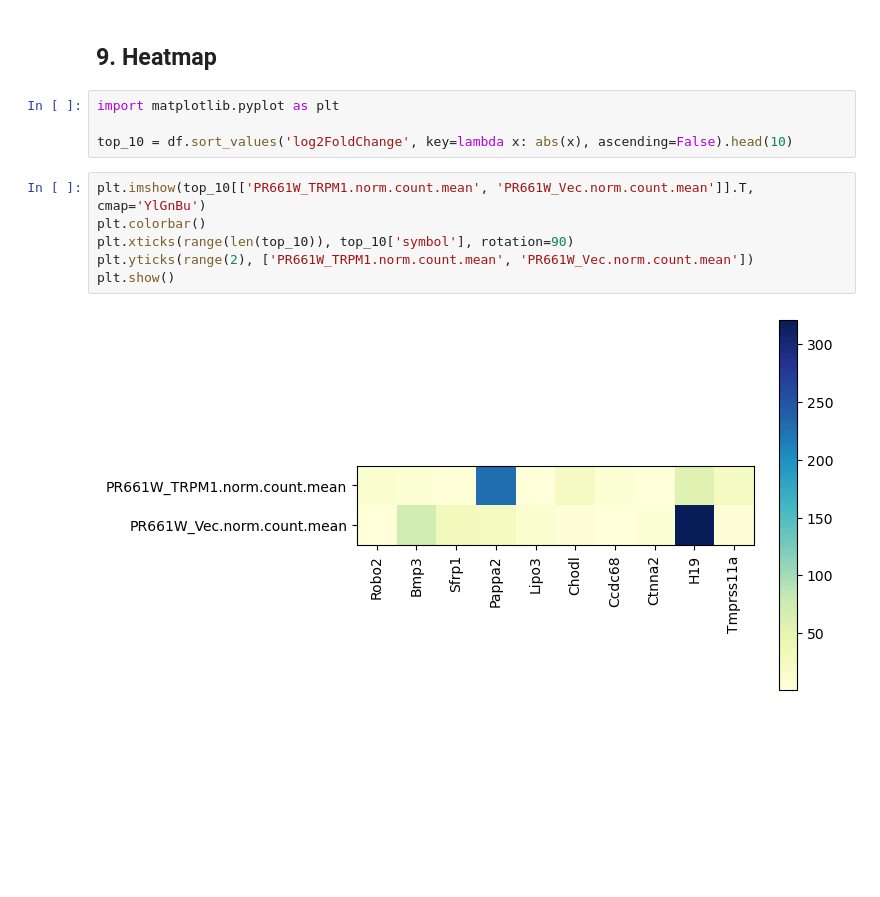
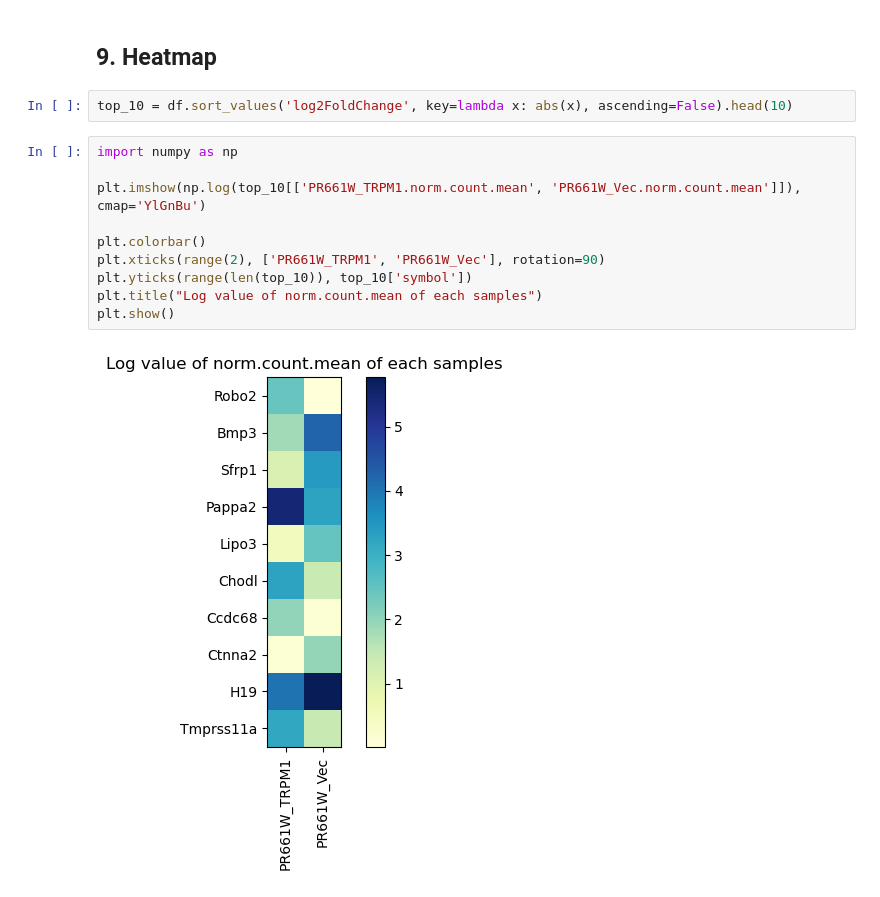
Before and after one commit to vgilbart/python-intro, a Jupyter notebook: exercise/jupyter-notebook/lesson-3-exercises.ipynb, the cells around one changed output. Drawn from its saved outputs; the diff is of its cells as text; blank space fills up the shorter version.

```diff
--- a/exercise/jupyter-notebook/lesson-3-exercises.ipynb
+++ b/exercise/jupyter-notebook/lesson-3-exercises.ipynb
@@ -187,14 +209,16 @@ fig.show()
 # %% [markdown]
 ## 9. Heatmap
 # %%
-import matplotlib.pyplot as plt
-
 top_10 = df.sort_values('log2FoldChange', key=lambda x: abs(x), ascending=False).head(10)
 # %%
-plt.imshow(top_10[['PR661W_TRPM1.norm.count.mean', 'PR661W_Vec.norm.count.mean']].T, cmap='YlGnBu')
+import numpy as np
+
+plt.imshow(np.log(top_10[['PR661W_TRPM1.norm.count.mean', 'PR661W_Vec.norm.count.mean']]), cmap='YlGnBu')
+
 plt.colorbar()
-plt.xticks(range(len(top_10)), top_10['symbol'], rotation=90)
-plt.yticks(range(2), ['PR661W_TRPM1.norm.count.mean', 'PR661W_Vec.norm.count.mean'])
+plt.xticks(range(2), ['PR661W_TRPM1', 'PR661W_Vec'], rotation=90)
+plt.yticks(range(len(top_10)), top_10['symbol'])
+plt.title("Log value of norm.count.mean of each samples")
 plt.show()
 # %% [output]
-[figure, old version]
+[figure, new version]
```
Also changed, not shown: parts of 3 cells of this notebook, 2 other files.
